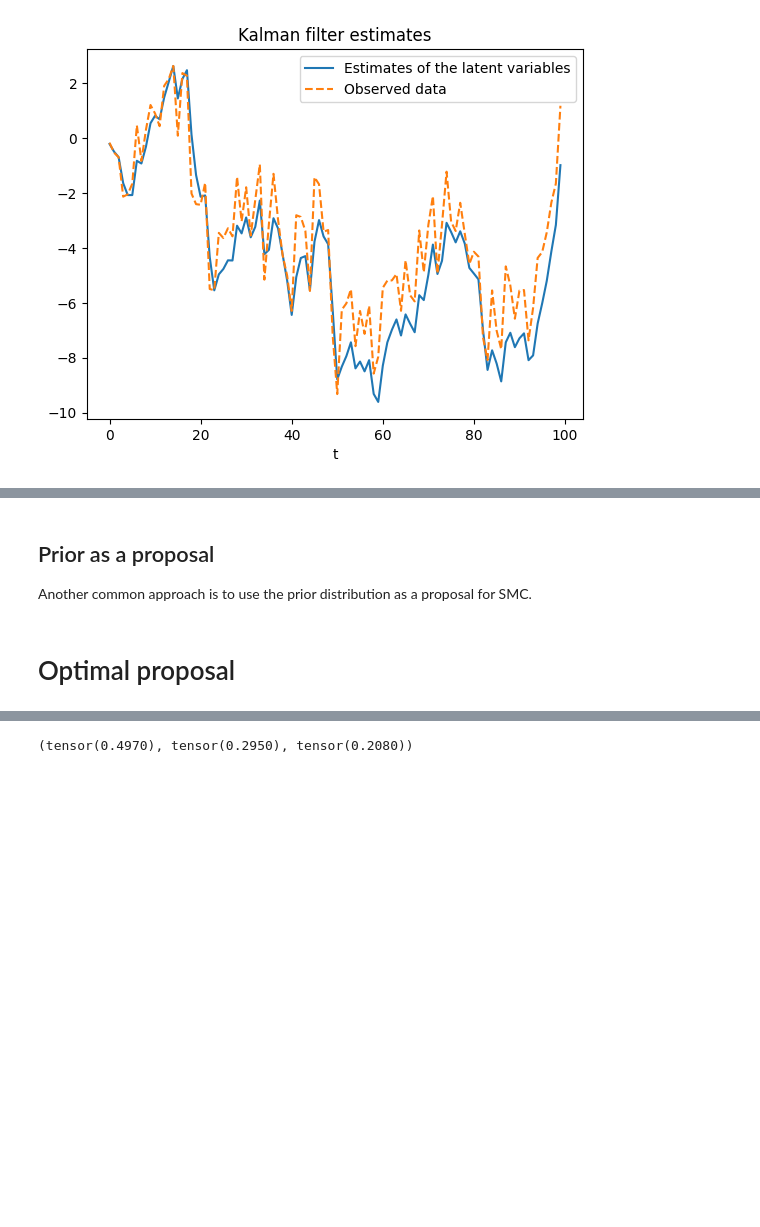
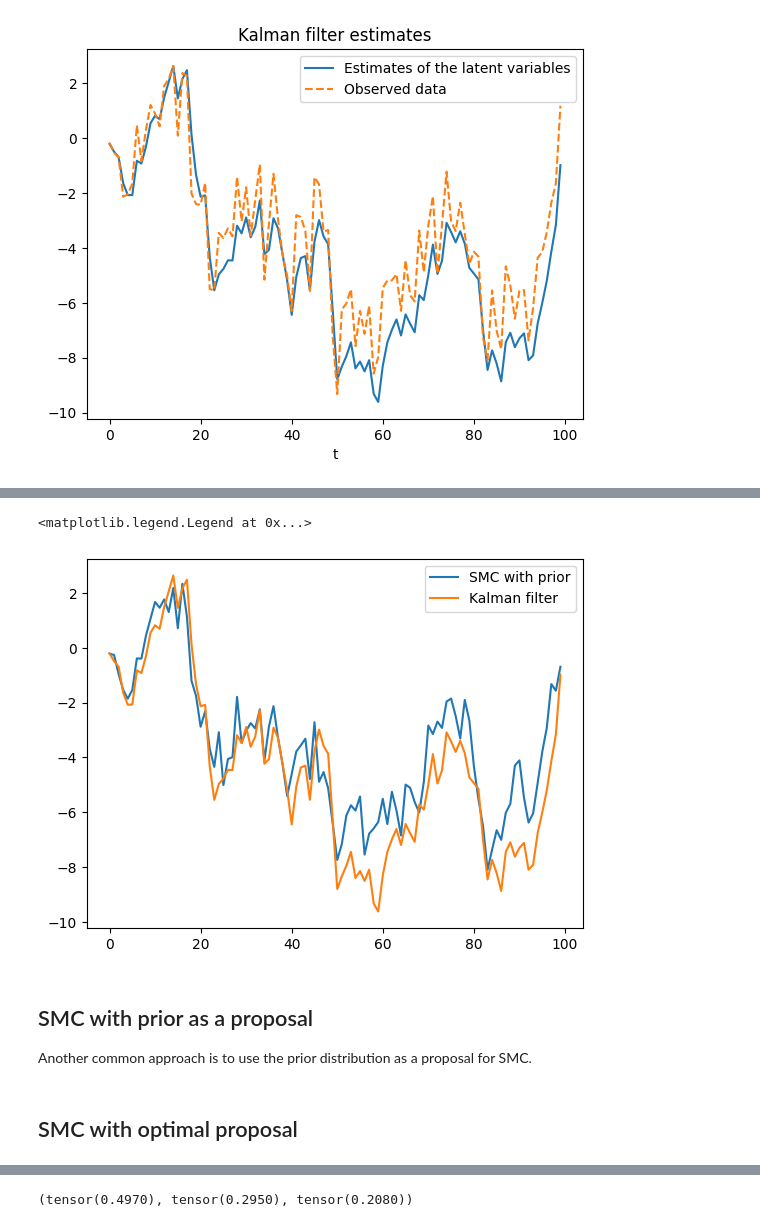
Before and after one commit to Perez-Amanda/ComputacionalStatistics_FinalProject, a Jupyter notebook: SMC.ipynb, the cells around one changed output, grey strips where cells are left out. Cells and saved outputs as stored; diff of their text form; code cells hidden in the pictures; blank space fills up the shorter version.

```diff
--- a/SMC.ipynb
+++ b/SMC.ipynb
@@ -100,0 +177,7 @@ plt.legend()
+# %%
+plt.plot(torch.tensor(x_prior).numpy(), label="SMC with prior")
+plt.plot(X_hat, label='Kalman filter')
+plt.legend()
+# %% [output]
+<matplotlib.legend.Legend at 0x...>
+[figure, added]
@@ -101,7 +242,7 @@ plt.legend()
 # %% [markdown]
-## Prior as a proposal
+## SMC with prior as a proposal
 
 Another common approach is to use the prior distribution as a proposal for SMC.
 # %% [markdown]
-# Optimal proposal
+## SMC with optimal proposal
 # %% [markdown]
```
Also changed, not shown: parts of 36 cells of this notebook.
